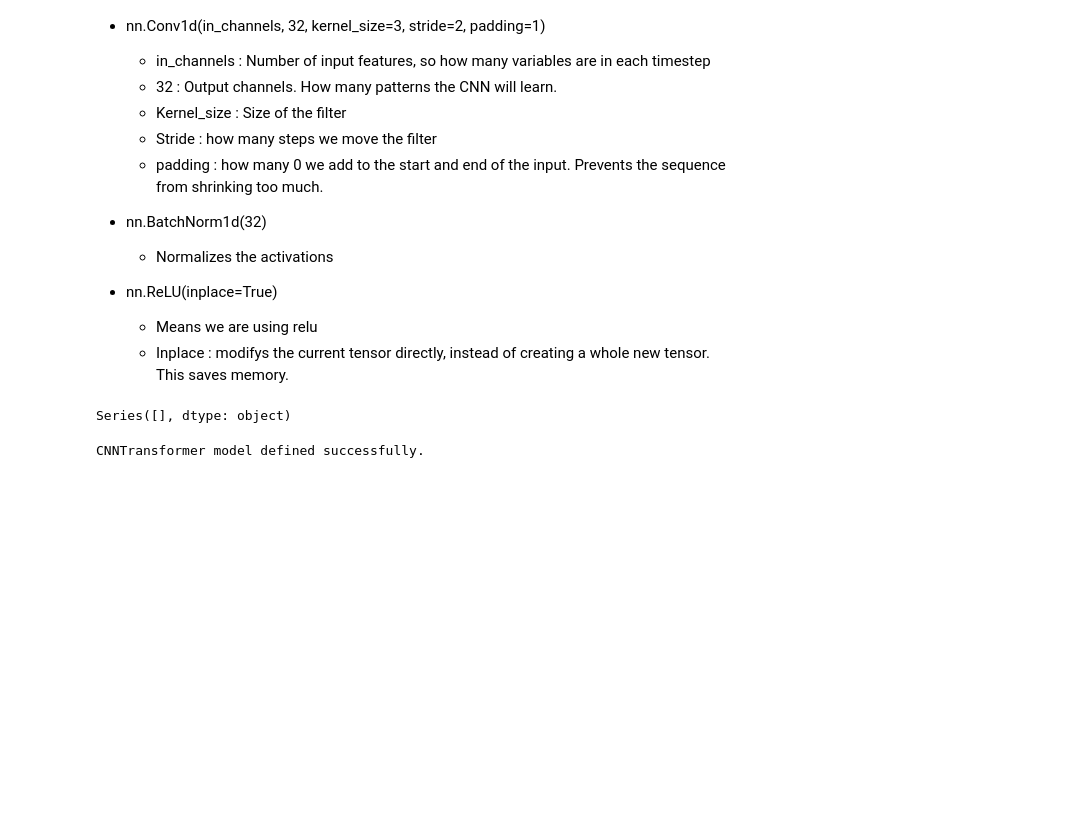
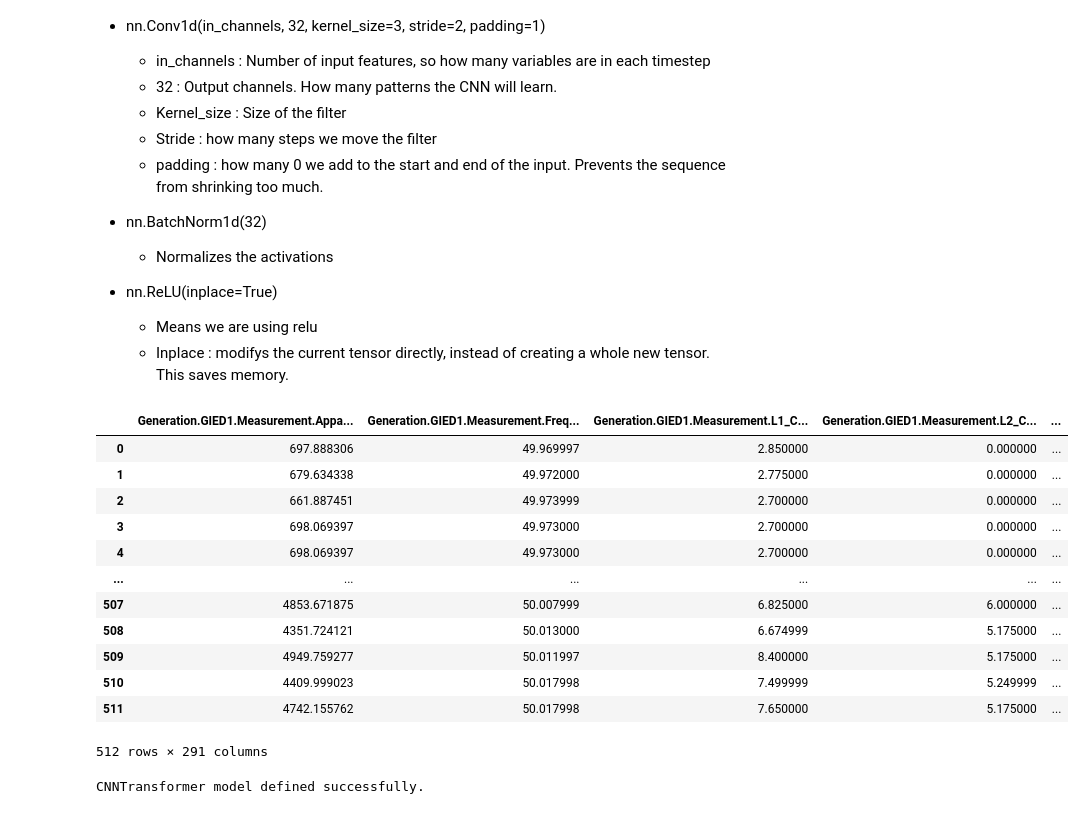
Before and after one commit to Struggling6/MainRepo, a Jupyter notebook: CNN_transformer.ipynb, the cells around one changed output. Saved outputs shown, nothing was run; the diff lists cells and outputs as text; code cells hidden in the pictures; blank space fills up the shorter version.

```diff
--- a/CNN_transformer.ipynb
+++ b/CNN_transformer.ipynb
@@ -36,19 +36,30 @@
 # %%
 import pandas as pd
 from pathlib import Path
 import matplotlib.pyplot as plt
 
 path = Path('datasets/EPIC/Scenario_1/EpicLog_Scenario 1_19_Oct_2018_14_44.csv')
 
 # Load the CSV file
 df = pd.read_csv(path)
 df = df.drop(columns=['Timestamp'])
-num_channels = df.shape[1]
 df
 
-print(df.dtypes[df.dtypes == "object"])
+#print(df.dtypes[df.dtypes == "object"])
 # %% [output]
+|  | Generation.GIED1.Measurement.Appa... | Generation.GIED1.Measurement.Freq... | Generation.GIED1.Measurement.L1_C... | Generation.GIED1.Measurement.L2_C... | ... |
+| 0 | 697.888306 | 49.969997 | 2.850000 | 0.000000 | ... |
+| 1 | 679.634338 | 49.972000 | 2.775000 | 0.000000 | ... |
+| 2 | 661.887451 | 49.973999 | 2.700000 | 0.000000 | ... |
+| 3 | 698.069397 | 49.973000 | 2.700000 | 0.000000 | ... |
+| 4 | 698.069397 | 49.973000 | 2.700000 | 0.000000 | ... |
+| ... | ... | ... | ... | ... | ... |
+| 507 | 4853.671875 | 50.007999 | 6.825000 | 6.000000 | ... |
+| 508 | 4351.724121 | 50.013000 | 6.674999 | 5.175000 | ... |
+| 509 | 4949.759277 | 50.011997 | 8.400000 | 5.175000 | ... |
+| 510 | 4409.999023 | 50.017998 | 7.499999 | 5.249999 | ... |
+| 511 | 4742.155762 | 50.017998 | 7.650000 | 5.175000 | ... |
-Series([], dtype: object)
+512 rows × 291 columns
 # %%
 import torch
 import torch.nn as nn
```
Also changed, not shown: parts of 5 cells of this notebook.
